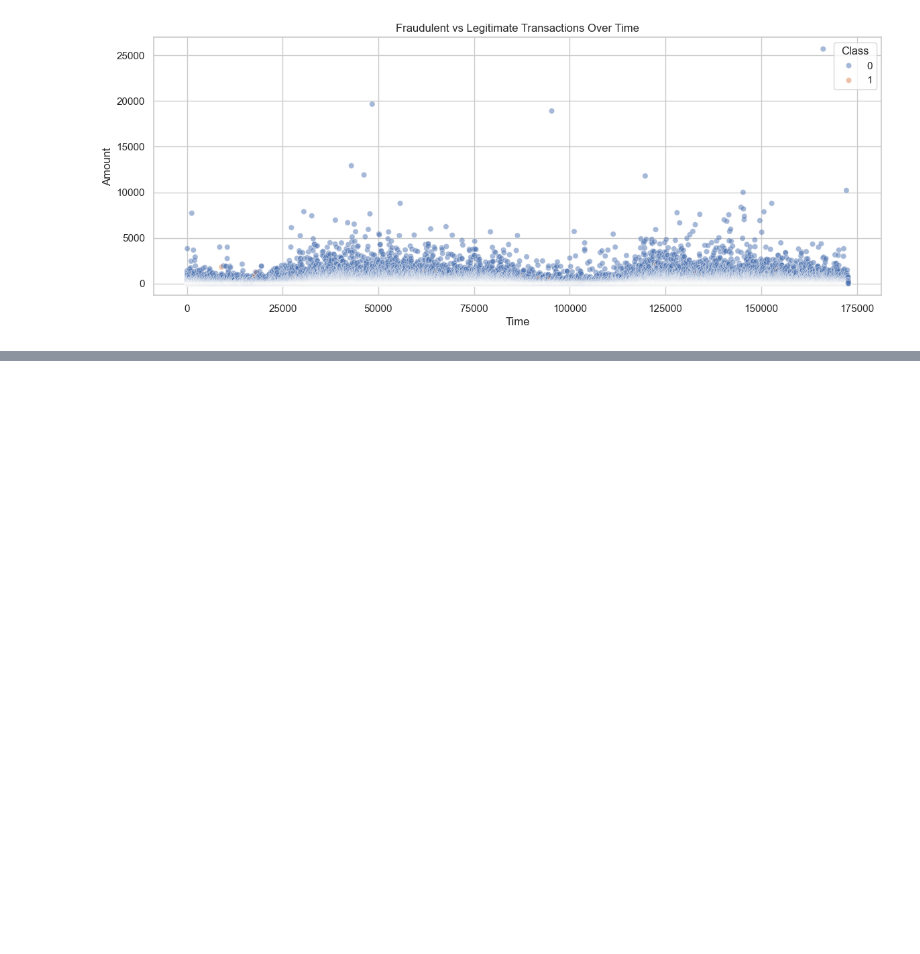
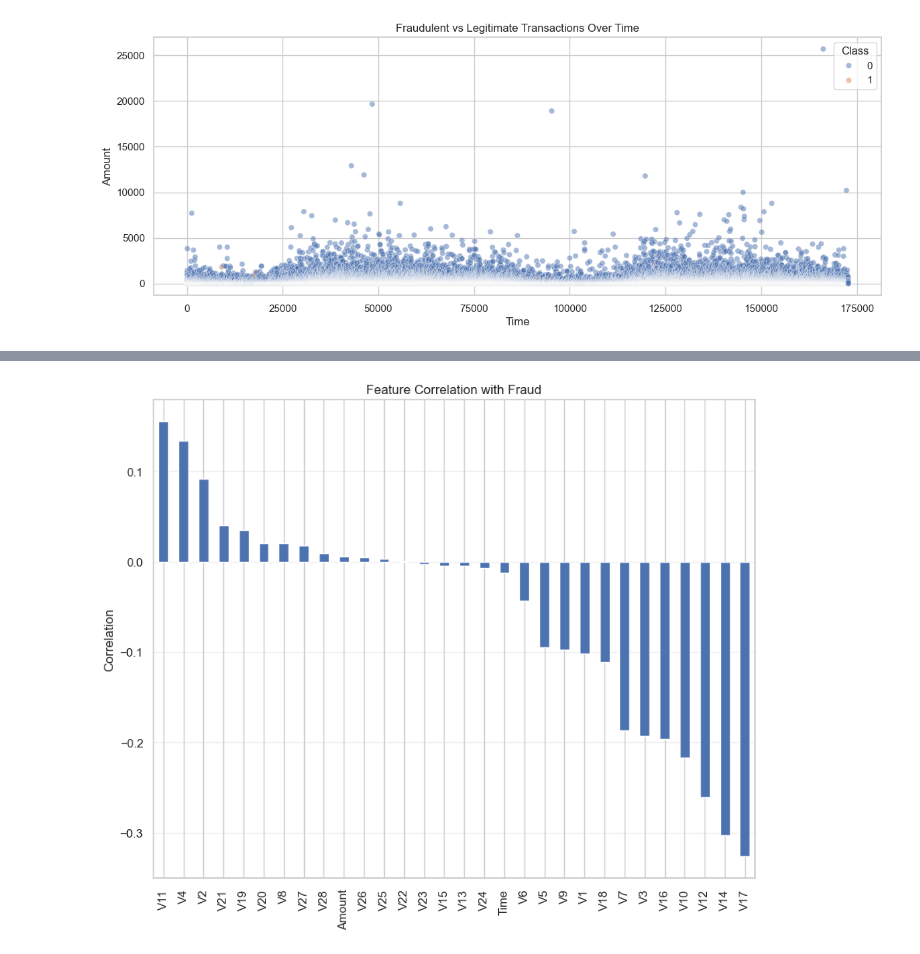
Before and after one commit to che-francis/Credit-Card-Fraud-Detection, a Jupyter notebook: notebooks/Credit_Card_Fraud_Detection.ipynb, the cells around one changed output, grey strips where cells are left out. Saved outputs shown, nothing was run; the diff lists cells and outputs as text; code cells hidden in the pictures; blank space fills up the shorter version.

```diff
--- a/notebooks/Credit_Card_Fraud_Detection.ipynb
+++ b/notebooks/Credit_Card_Fraud_Detection.ipynb
@@ -410,0 +443,6 @@ plt.show()
+# %%
+# correlation with fraud
+
+fraud_corr = correlation_matrix["Class"].sort_values(ascending=False)
+
+fraud_corr
@@ -410,0 +467,17 @@ plt.show()
+# %%
+# visualize top features correlated with fraud
+
+top_corr = fraud_corr.drop("Class")
+
+plt.figure(figsize=(10,8))
+
+top_corr.plot(kind="bar")
+
+plt.title("Feature Correlation with Fraud")
+plt.ylabel("Correlation")
+
+plt.grid(axis="y", alpha=0.3)
+
+plt.show()
+# %% [output]
+[figure, added]
```
Also changed, not shown: parts of 21 cells of this notebook, 1 other file.
